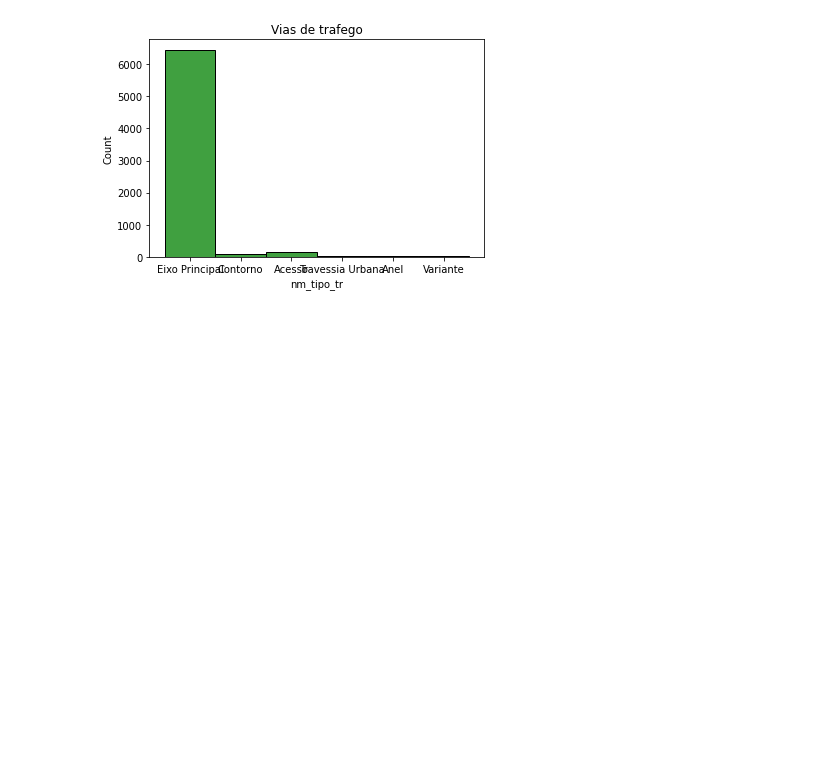
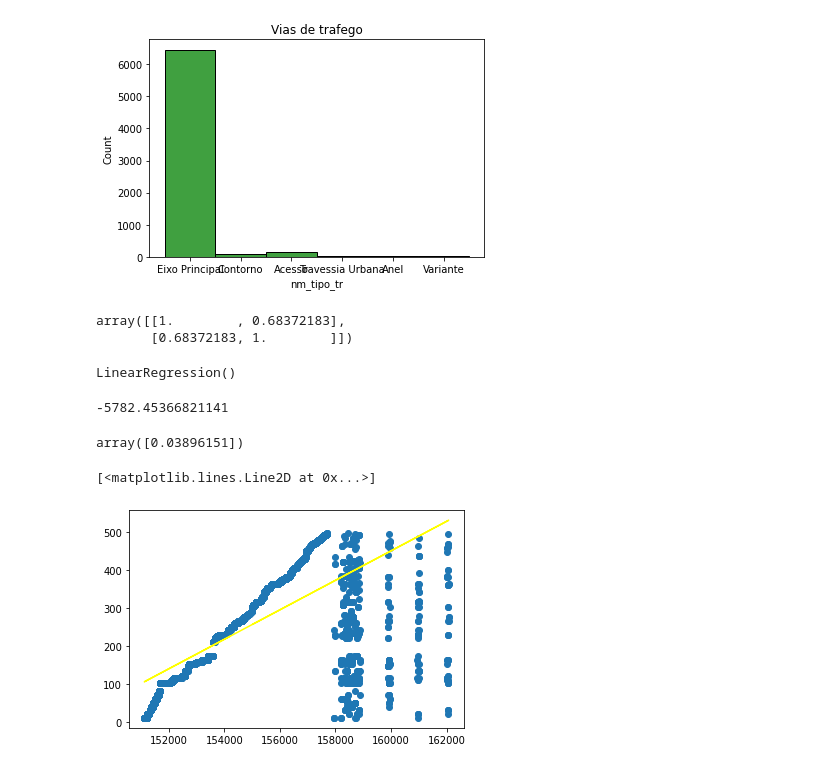
Before and after one commit to WandersonGustavo/Imersao_Alura, a Jupyter notebook: dnit_dados.ipynb, the cells around one changed output. Saved outputs shown, nothing was run; the diff lists cells and outputs as text; code cells hidden in the pictures; blank space fills up the shorter version.

```diff
--- a/dnit_dados.ipynb
+++ b/dnit_dados.ipynb
@@ -117,3 +121,39 @@ sns.histplot(base.iloc[:,4],kde=False,bins=10,color='green').set_title('Vias de
 # %% [output]
 Text(0.5, 1.0, 'Vias de trafego')
 [figure]
+# %%
+#regressao linear simples: trecho por via
+variavelT=base.iloc[:,1].values
+variavelV=base.iloc[:,2].values
+# %%
+#construção da correlacao: 0.68 o que representa uma correlacao minimamente alta
+correlacao=np.corrcoef(variavelT,variavelV)
+correlacao
+# %% [output]
+array([[1.        , 0.68372183],
+       [0.68372183, 1.        ]])
+# %%
+variavelT= variavelT.reshape(-1,1)#transformando variavel independente(trecho) em matriz de linha única para o modelo de regressao
+modeloTV=LinearRegression()
+# %%
+#ajuste do modelo
+modeloTV.fit(variavelT,variavelV)
+# %% [output]
+LinearRegression()
+# %%
+#vizualizar interceptacoes das var's
+modeloTV.intercept_
+# %% [output]
+-5782.45366821141
+# %%
+#coefcientes, mostrando uma interpretação BAIXA do cenário real , uma vez q obtido foi 38.96%
+modeloTV.coef_
+# %% [output]
+array([0.03896151])
+# %%
+#gráfico, necessita ajustes
+plt.scatter(variavelT,variavelV)
+plt.plot(variavelT,modeloTV.predict(variavelT),color='yellow')
+# %% [output]
+[<matplotlib.lines.Line2D at 0x...>]
+[figure, added]
```
Also changed, not shown: parts of 2 cells of this notebook.
